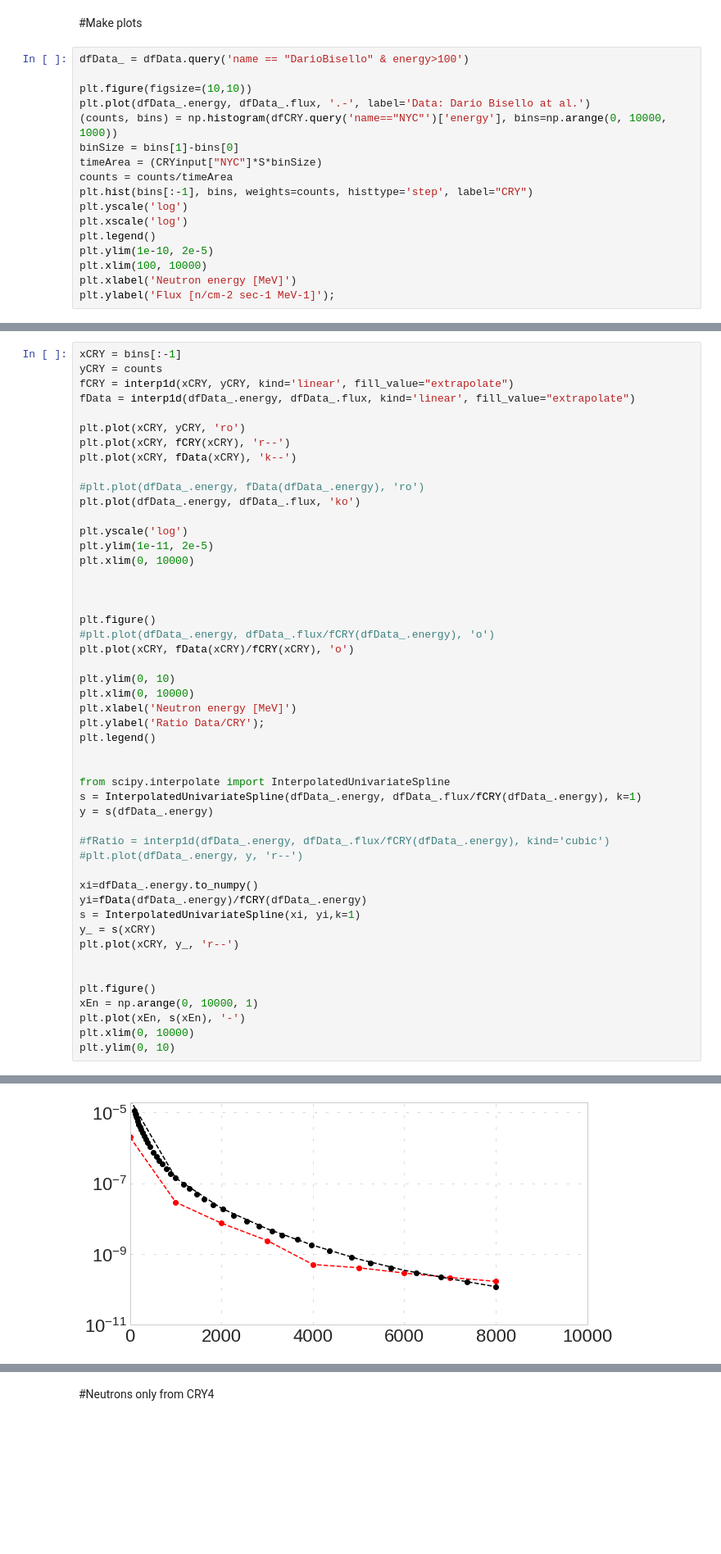
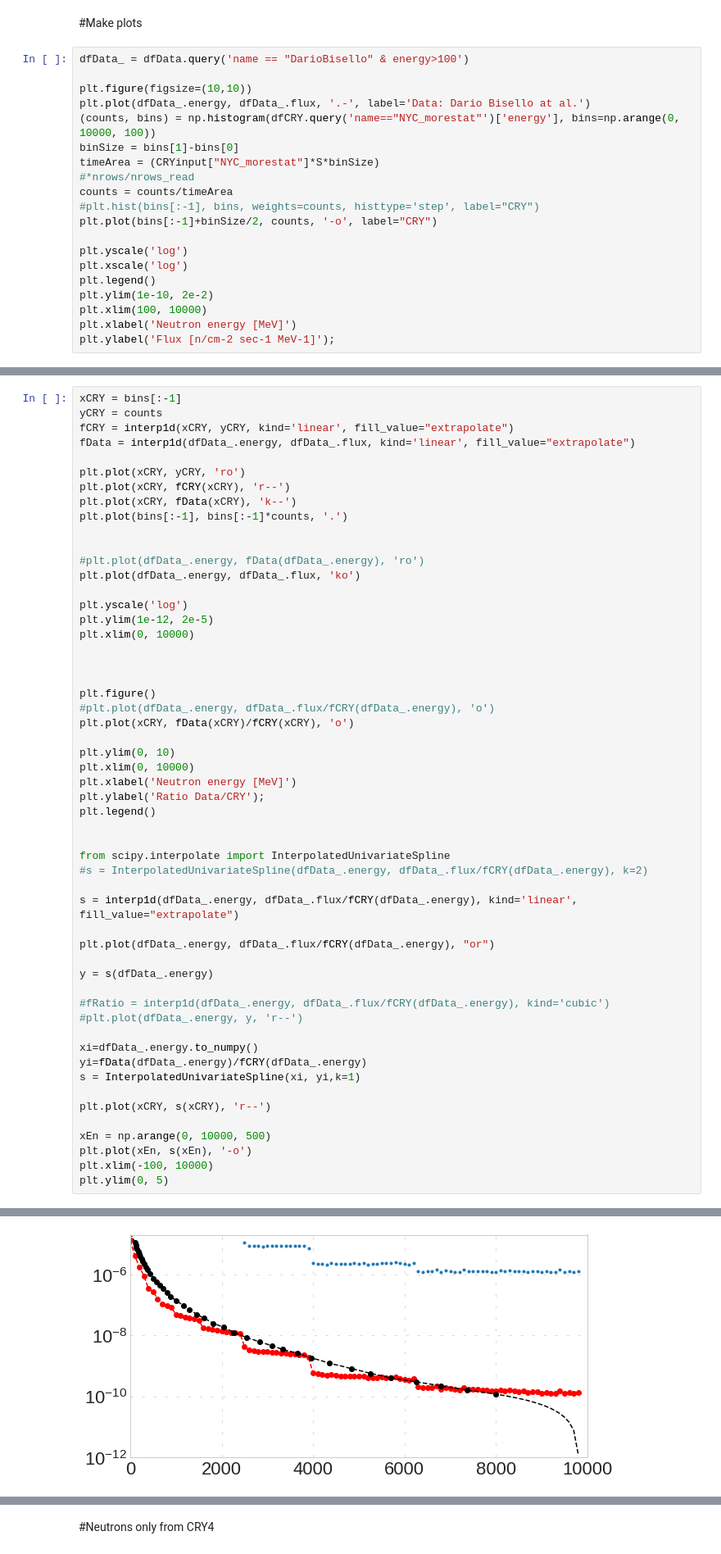
Before and after one commit to oksuzian/Mu2eANL, a Jupyter notebook: CosmicNeutrons/CosmicNeutronData.ipynb, the cells around one changed output, grey strips where cells are left out. Shown at 82% size. Saved outputs shown, nothing was run; the diff lists cells and outputs as text; blank space fills up the shorter version.

```diff
--- a/CosmicNeutrons/CosmicNeutronData.ipynb
+++ b/CosmicNeutrons/CosmicNeutronData.ipynb
@@ -130,15 +141,18 @@ dfData_ = dfData.query('name == "DarioBisello" & energy>100')
 
 plt.figure(figsize=(10,10))
 plt.plot(dfData_.energy, dfData_.flux, '.-', label='Data: Dario Bisello at al.')
-(counts, bins) = np.histogram(dfCRY.query('name=="NYC"')['energy'], bins=np.arange(0, 10000, 1000))
+(counts, bins) = np.histogram(dfCRY.query('name=="NYC_morestat"')['energy'], bins=np.arange(0, 10000, 100))
 binSize = bins[1]-bins[0]
-timeArea = (CRYinput["NYC"]*S*binSize)
+timeArea = (CRYinput["NYC_morestat"]*S*binSize)
+#*nrows/nrows_read
 counts = counts/timeArea
-plt.hist(bins[:-1], bins, weights=counts, histtype='step', label="CRY")
+#plt.hist(bins[:-1], bins, weights=counts, histtype='step', label="CRY")
+plt.plot(bins[:-1]+binSize/2, counts, '-o', label="CRY")
+
 plt.yscale('log')
 plt.xscale('log')
 plt.legend()
-plt.ylim(1e-10, 2e-5)
+plt.ylim(1e-10, 2e-2)
 plt.xlim(100, 10000)
 plt.xlabel('Neutron energy [MeV]')
 plt.ylabel('Flux [n/cm-2 sec-1 MeV-1]');
@@ -153,12 +167,14 @@ fData = interp1d(dfData_.energy, dfData_.flux, kind='linear', fill_value="extrap
 plt.plot(xCRY, yCRY, 'ro')
 plt.plot(xCRY, fCRY(xCRY), 'r--')
 plt.plot(xCRY, fData(xCRY), 'k--')
+plt.plot(bins[:-1], bins[:-1]*counts, '.')
+
 
 #plt.plot(dfData_.energy, fData(dfData_.energy), 'ro')
 plt.plot(dfData_.energy, dfData_.flux, 'ko')
 
 plt.yscale('log')
-plt.ylim(1e-11, 2e-5)
+plt.ylim(1e-12, 2e-5)
 plt.xlim(0, 10000)
 
 
@@ -175,7 +191,12 @@ plt.legend()
 
 
 from scipy.interpolate import InterpolatedUnivariateSpline
-s = InterpolatedUnivariateSpline(dfData_.energy, dfData_.flux/fCRY(dfData_.energy), k=1)
+#s = InterpolatedUnivariateSpline(dfData_.energy, dfData_.flux/fCRY(dfData_.energy), k=2)
+
+s = interp1d(dfData_.energy, dfData_.flux/fCRY(dfData_.energy), kind='linear', fill_value="extrapolate")
+
+plt.plot(dfData_.energy, dfData_.flux/fCRY(dfData_.energy), "or")
+
 y = s(dfData_.energy)
 
 #fRatio = interp1d(dfData_.energy, dfData_.flux/fCRY(dfData_.energy), kind='cubic')
@@ -184,14 +205,12 @@ y = s(dfData_.energy)
 xi=dfData_.energy.to_numpy()
 yi=fData(dfData_.energy)/fCRY(dfData_.energy)
 s = InterpolatedUnivariateSpline(xi, yi,k=1)
-y_ = s(xCRY)
-plt.plot(xCRY, y_, 'r--')
 
+plt.plot(xCRY, s(xCRY), 'r--')
 
-plt.figure()
-xEn = np.arange(0, 10000, 1)
-plt.plot(xEn, s(xEn), '-')
-plt.xlim(0, 10000)
-plt.ylim(0, 10)
+xEn = np.arange(0, 10000, 500)
+plt.plot(xEn, s(xEn), '-o')
+plt.xlim(-100, 10000)
+plt.ylim(0, 5)
 # %% [output]
 No handles with labels found to put in legend.
@@ -199 +218 @@ No handles with labels found to put in legend.
-[figure, old version]
+[figure, new version]
```
Also changed, not shown: parts of 11 cells of this notebook.
